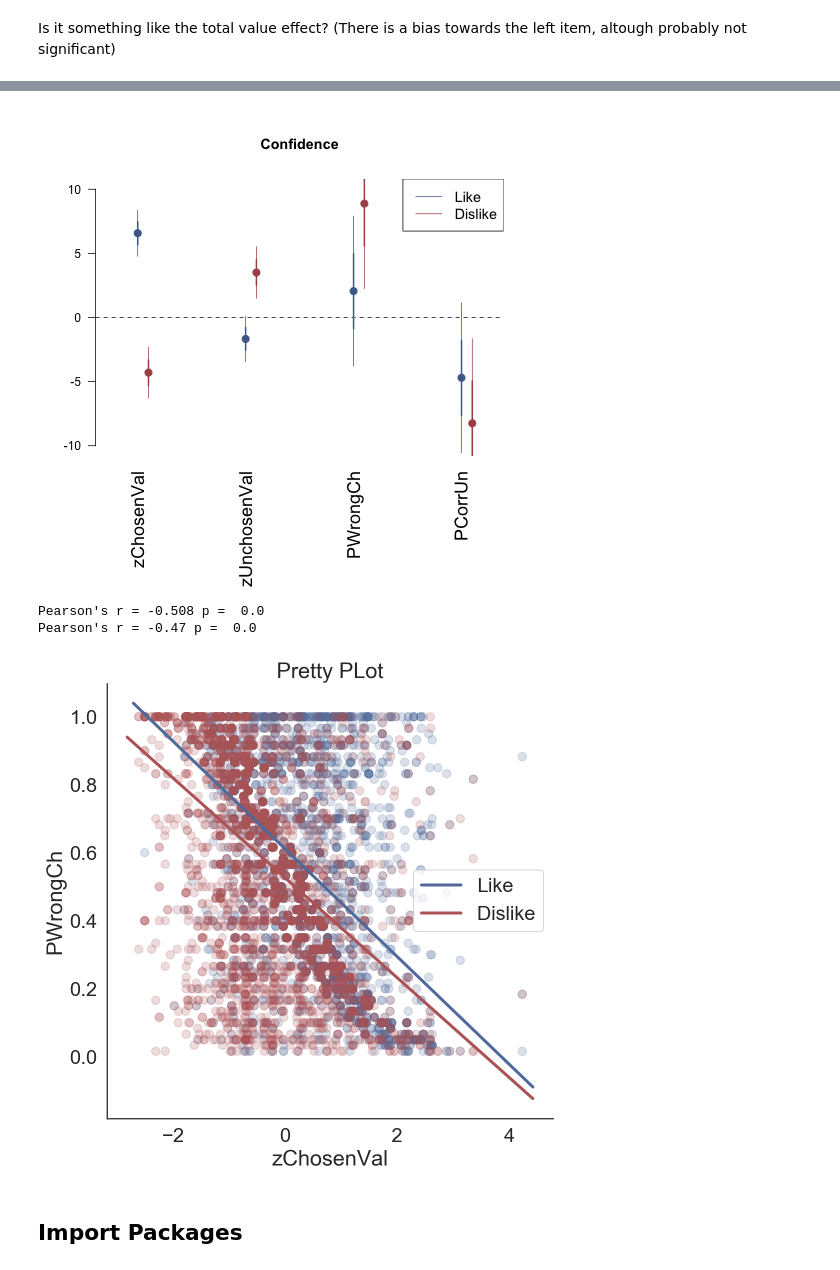
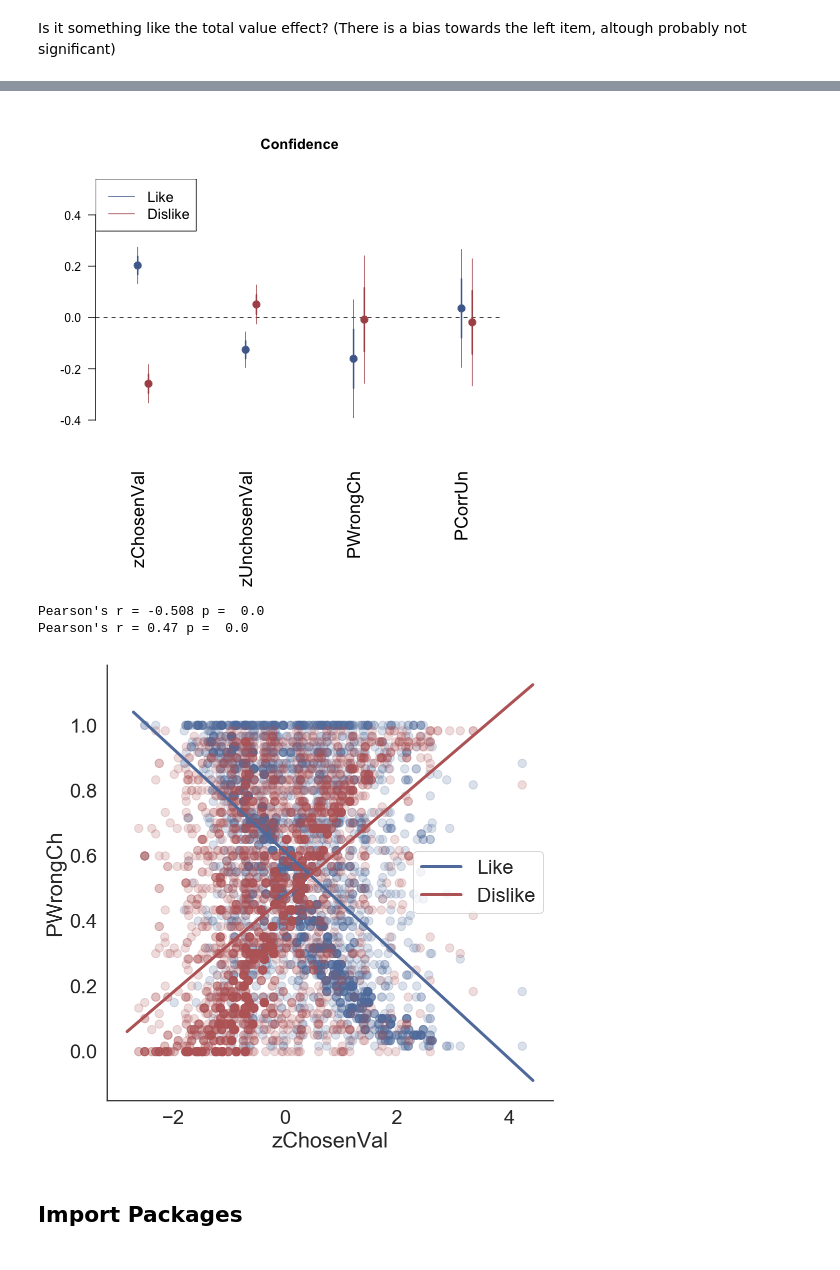
Before and after one commit to pradysepulveda/FF2018, a Jupyter notebook: FF2018_ConfidenceRegret.ipynb, the cells around one changed output, grey strips where cells are left out. Drawn from its saved outputs; the diff is of its cells as text; code cells hidden in the pictures.

```diff
--- a/FF2018_ConfidenceRegret.ipynb
+++ b/FF2018_ConfidenceRegret.ipynb
@@ -182,17 +183,36 @@ for i in range(0,len(data_exp1)):
     ItemLeft = data_exp1.iloc[i].LItem
     ItemRight = data_exp1.iloc[i].RItem
     ChoiceT = data_exp1.iloc[i].Choice
-
-    ProbLItem.append(itemsID_prob_matrix.loc[(itemsID_prob_matrix['Part'] == CurrPart) & (itemsID_prob_matrix['Item'] == ItemLeft)].ItemProb.values[0])
-    ProbRItem.append(itemsID_prob_matrix.loc[(itemsID_prob_matrix['Part'] == CurrPart) & (itemsID_prob_matrix['Item'] == ItemRight)].ItemProb.values[0])
+    BlockTrial = data_exp1.iloc[i].BlockCond
 
 
-    if ChoiceT == 0: # Chosen item is left
-        ProbChosenItem.append(itemsID_prob_matrix.loc[(itemsID_prob_matrix['Part'] == CurrPart) & (itemsID_prob_matrix['Item'] == ItemLeft)].ItemProb.values[0])
-        ProbUnchosenItem.append(itemsID_prob_matrix.loc[(itemsID_prob_matrix['Part'] == CurrPart) & (itemsID_prob_matrix['Item'] == ItemRight)].ItemProb.values[0])
-    else:
-        ProbChosenItem.append(itemsID_prob_matrix.loc[(itemsID_prob_matrix['Part'] == CurrPart) & (itemsID_prob_matrix['Item'] == ItemLeft)].ItemProb.values[0])
-        ProbUnchosenItem.append(itemsID_prob_matrix.loc[(itemsID_prob_matrix['Part'] == CurrPart) & (itemsID_prob_matrix['Item'] == ItemRight)].ItemProb.values[0])
+
+
+
+    if BlockTrial == 1: # if conditon like
+
+        ProbLItem.append(itemsID_prob_matrix.loc[(itemsID_prob_matrix['Part'] == CurrPart) & (itemsID_prob_matrix['Item'] == ItemLeft)].ItemProb.values[0])
+        ProbRItem.append(itemsID_prob_matrix.loc[(itemsID_prob_matrix['Part'] == CurrPart) & (itemsID_prob_matrix['Item'] == ItemRight)].ItemProb.values[0])
+
+        if ChoiceT == 0: # Chosen item is left
+            ProbChosenItem.append(itemsID_prob_matrix.loc[(itemsID_prob_matrix['Part'] == CurrPart) & (itemsID_prob_matrix['Item'] == ItemLeft)].ItemProb.values[0])
+            ProbUnchosenItem.append(itemsID_prob_matrix.loc[(itemsID_prob_matrix['Part'] == CurrPart) & (itemsID_prob_matrix['Item'] == ItemRight)].ItemProb.values[0])
+        else:
+            ProbChosenItem.append(itemsID_prob_matrix.loc[(itemsID_prob_matrix['Part'] == CurrPart) & (itemsID_prob_matrix['Item'] == ItemLeft)].ItemProb.values[0])
+            ProbUnchosenItem.append(itemsID_prob_matrix.loc[(itemsID_prob_matrix['Part'] == CurrPart) & (itemsID_prob_matrix['Item'] == ItemRight)].ItemProb.values[0])
+
+    ## For dislike the probabilities are inverted since they are calculated considering liking scale
+    if BlockTrial == 2: # if conditon dislike
+
+        ProbLItem.append(1 - itemsID_prob_matrix.loc[(itemsID_prob_matrix['Part'] == CurrPart) & (itemsID_prob_matrix['Item'] == ItemLeft)].ItemProb.values[0])
+        ProbRItem.append(1 - itemsID_prob_matrix.loc[(itemsID_prob_matrix['Part'] == CurrPart) & (itemsID_prob_matrix['Item'] == ItemRight)].ItemProb.values[0])
+
+        if ChoiceT == 0: # Chosen item is left
+            ProbChosenItem.append(1 - itemsID_prob_matrix.loc[(itemsID_prob_matrix['Part'] == CurrPart) & (itemsID_prob_matrix['Item'] == ItemLeft)].ItemProb.values[0])
+            ProbUnchosenItem.append(1- itemsID_prob_matrix.loc[(itemsID_prob_matrix['Part'] == CurrPart) & (itemsID_prob_matrix['Item'] == ItemRight)].ItemProb.values[0])
+        else:
+            ProbChosenItem.append(1 - itemsID_prob_matrix.loc[(itemsID_prob_matrix['Part'] == CurrPart) & (itemsID_prob_matrix['Item'] == ItemLeft)].ItemProb.values[0])
+            ProbUnchosenItem.append(1 - itemsID_prob_matrix.loc[(itemsID_prob_matrix['Part'] == CurrPart) & (itemsID_prob_matrix['Item'] == ItemRight)].ItemProb.values[0])
 
 
 data_exp1['PCorrLItem'] = ProbLItem
@@ -271,24 +291,24 @@ legend("topright",  legend=c("Like", "Dislike"),col=c('#4F6A9A', '#AC5255'), lty
 %%R
 title_plot = "Confidence"
 
-ModelConf2_L <- glm(Conf ~ zChosenVal + zUnchosenVal + PWrongCh + PCorrUn, data=data_exp1_Like)
-ModelConf2_D <- glm(Conf ~ zChosenVal + zUnchosenVal + PWrongCh + PCorrUn, data=data_exp1_DisLike)
+ModelConf2_L <- glm(zConf ~ zChosenVal + zUnchosenVal + PWrongCh + PCorrUn, data=data_exp1_Like)
+ModelConf2_D <- glm(zConf ~ zChosenVal + zUnchosenVal + PWrongCh + PCorrUn, data=data_exp1_DisLike)
 
-coefplot(ModelConf2_L,intercept=FALSE,vertical = FALSE,  col.pts='#4F6A9A', cex.var=1.5, cex.pts=2, mar = c(8,4,5,1) ,ylim=c(-10, 10),main=title_plot)
+coefplot(ModelConf2_L,intercept=FALSE,vertical = FALSE,  col.pts='#4F6A9A', cex.var=1.5, cex.pts=2, mar = c(8,4,5,1) ,ylim=c(-0.5, 0.5),main=title_plot)
 coefplot(ModelConf2_D,intercept=FALSE,vertical = FALSE,add=TRUE,  col.pts='#AC5255', cex.var=1.5, cex.pts=2, mar = c(8,4,5,1) ,main=title_plot)
 
-legend("topright",  legend=c("Like", "Dislike"),col=c('#4F6A9A', '#AC5255'), lty=1:1, cex=1.2)
+legend("topleft",  legend=c("Like", "Dislike"),col=c('#4F6A9A', '#AC5255'), lty=1:1, cex=1.2)
 # %% [output]
-[figure, old version]
+[figure, new version]
 # %%
 data_like = data_exp1.loc[data_exp1['BlockCond'] == 1] #Like condition
 data_dislike = data_exp1.loc[data_exp1['BlockCond'] == 2] #Dislike condition
 
-correl_plot2 (data_like,data_dislike,'zChosenVal','PWrongCh',color1 = '#4F6A9A',color2 = '#AC5255',x_varlabel ='zChosenVal' ,y_varlabel = 'PWrongCh', data_label =('Like', 'Dislike'))
+correl_plot2 (data_like,data_dislike,'zChosenVal','PWrongCh',color1 = '#4F6A9A',color2 = '#AC5255',x_varlabel ='zChosenVal' ,y_varlabel = 'PWrongCh', data_label =('Like', 'Dislike'), title = '')
 # %% [output]
 Pearson's r = -0.508 p =  0.0
-Pearson's r = -0.47 p =  0.0
+Pearson's r = 0.47 p =  0.0
-[figure, old version]
+[figure, new version]
 # %% [markdown]
 <a id='ImpPkg'></a>
 Import Packages
```
Also changed, not shown: parts of 5 cells of this notebook, 5 other files.
